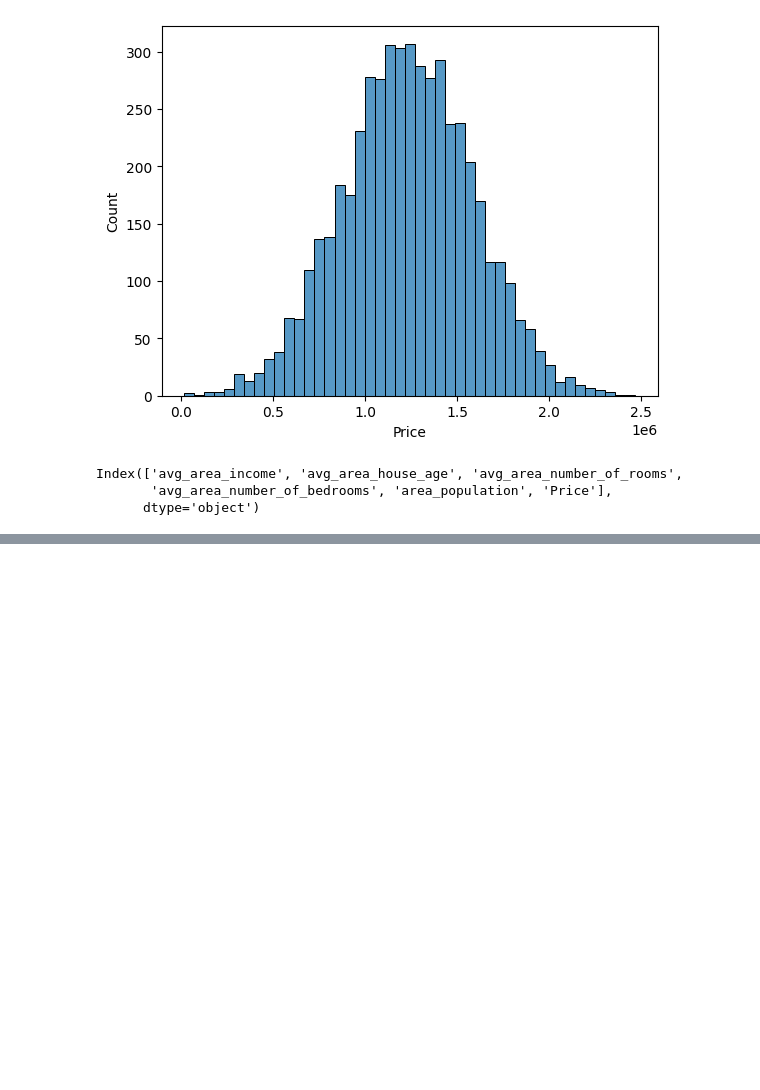
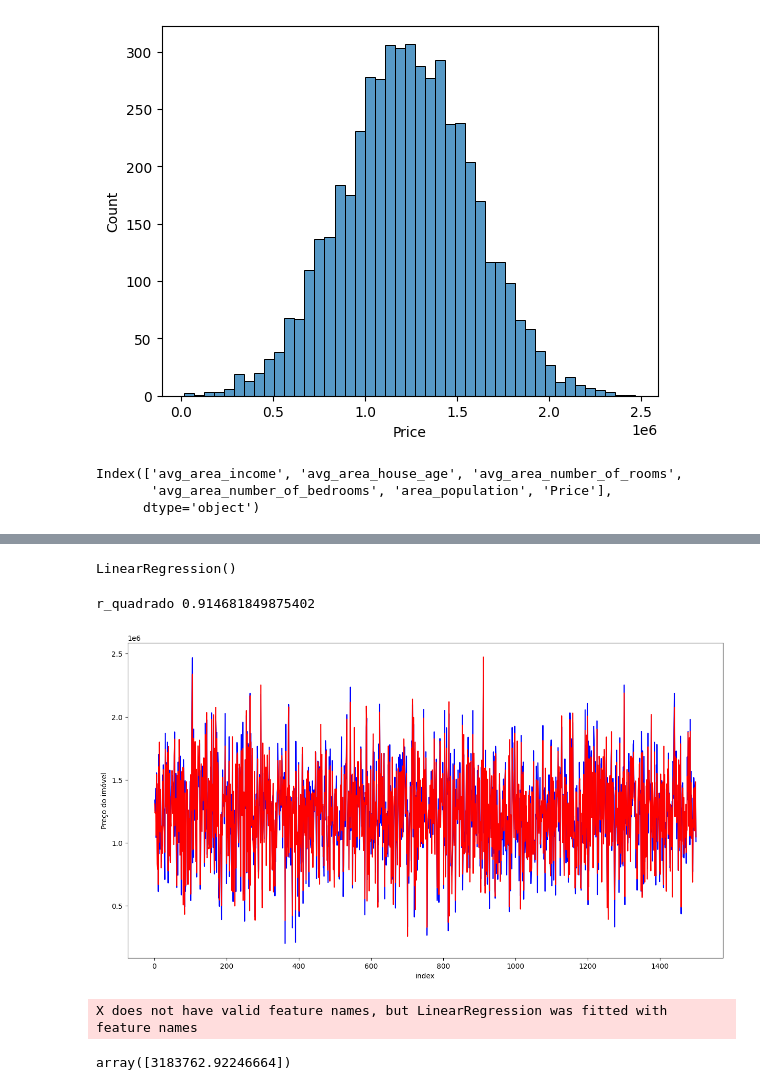
Before and after one commit to FelipeNunesReis/ProjetosRegress-o, a Jupyter notebook: ProjetoRegressão.ipynb, the cells around one changed output, grey strips where cells are left out. Drawn from its saved outputs; the diff is of its cells as text; code cells hidden in the pictures; blank space fills up the shorter version.

```diff
--- a/ProjetoRegressão.ipynb
+++ b/ProjetoRegressão.ipynb
@@ -144,3 +144,7 @@ Index(['avg_area_income', 'avg_area_house_age', 'avg_area_number_of_rooms',
 X = base_casa[['avg_area_income', 'avg_area_house_age', 'avg_area_number_of_rooms',
        'avg_area_number_of_bedrooms', 'area_population']]
 Y= base_casa[['Price']]
+# %%
+from sklearn.model_selection import train_test_split
+
+X_train, X_teste, Y_train, Y_teste = train_test_split(X, Y, train_size = 0.7, random_state = 42 )
@@ -146,0 +163,8 @@ Y= base_casa[['Price']]
+# %%
+lm = LinearRegression()
+# %%
+lm.fit(X_train, Y_train)
+# %% [output]
+LinearRegression()
+# %%
+y_pred = lm.predict(X_teste)
@@ -146,0 +174,4 @@ Y= base_casa[['Price']]
+# %%
+print('r_quadrado', r)
+# %% [output]
+r_quadrado 0.914681849875402
@@ -146,0 +180,20 @@ Y= base_casa[['Price']]
+# %%
+c = [i for i in range(1, 1501, 1)]
+fig = plt.figure(figsize = (15,8))
+plt.plot(c, Y_teste, color = 'Blue')
+plt.plot(c, y_pred, color = 'Red')
+plt.xlabel('index')
+plt.ylabel('Preço do imóvel');
+# %% [output]
+[figure, added]
+# %%
+avg_area_income = 50
+avg_area_house_age = 30
+avg_area_number_of_rooms = 7
+avg_area_number_of_bedrooms = 5
+area_population = 200
+entrada = [[avg_area_income,avg_area_house_age, avg_area_number_of_rooms, avg_area_number_of_bedrooms,area_population]]
+lm.predict(entrada)[0]
+# %% [output]
+X does not have valid feature names, but LinearRegression was fitted with feature names
+array([3183762.92246664])
```
Also changed, not shown: parts of 5 cells of this notebook.
